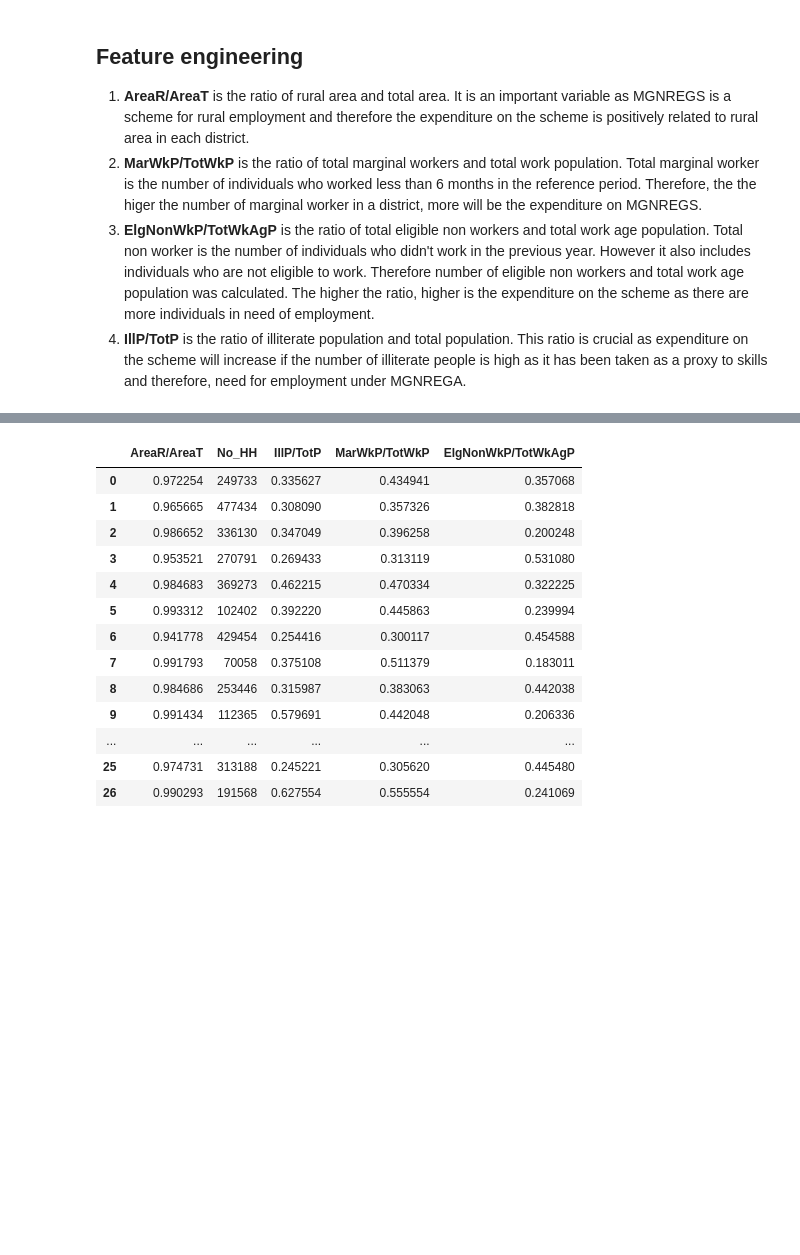
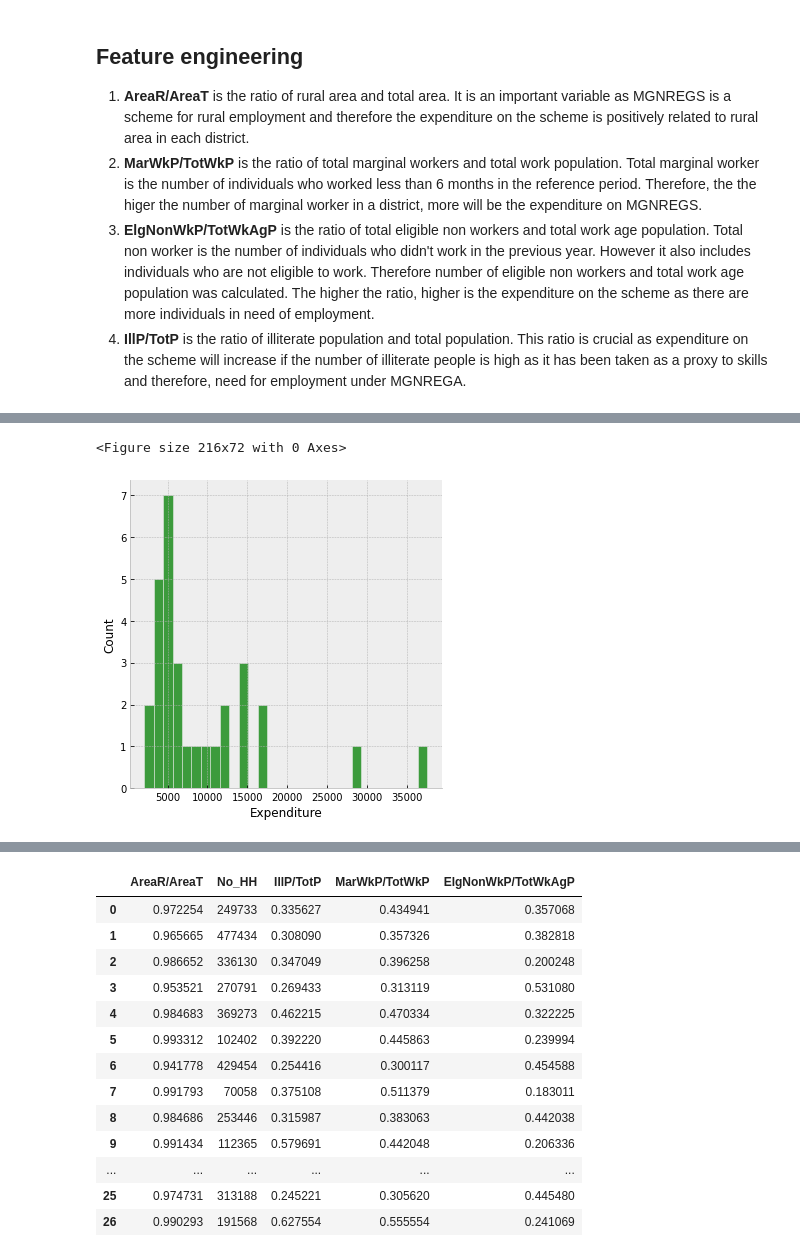
Before and after one commit to jayanthkmr/MGNREGS-Expenditure-Prediction-FY2019-20-Balangir-Cuttack, a Jupyter notebook: Approach_Final/MGNREGS_expenditure_prediction _for _Cuttack_Balangir.ipynb, the cells around one changed output, grey strips where cells are left out. Drawn from its saved outputs; the diff is of its cells as text; code cells hidden in the pictures; blank space fills up the shorter version.

```diff
--- a/Approach_Final/MGNREGS_expenditure_prediction _for _Cuttack_Balangir.ipynb
+++ b/Approach_Final/MGNREGS_expenditure_prediction _for _Cuttack_Balangir.ipynb
@@ -126,0 +156,6 @@ dist_df
+# %%
+plt.figure(figsize=(3, 1))
+sns.displot(dist_df['Expenditure'], color='g', bins=30);
+# %% [output]
+<Figure size 216x72 with 0 Axes>
+[figure, added]
```
Also changed, not shown: parts of 12 cells of this notebook.
